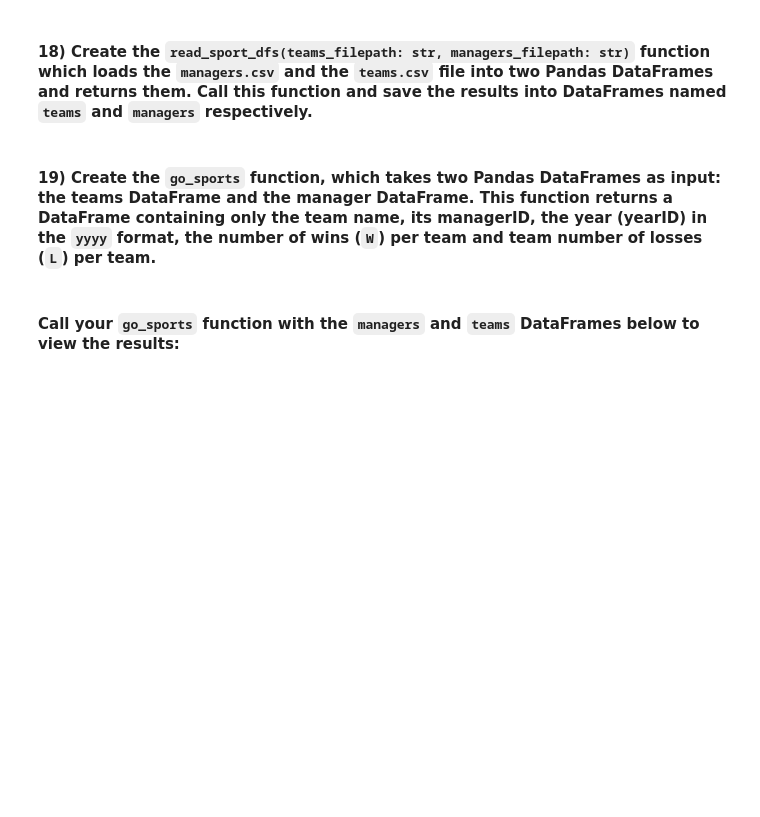
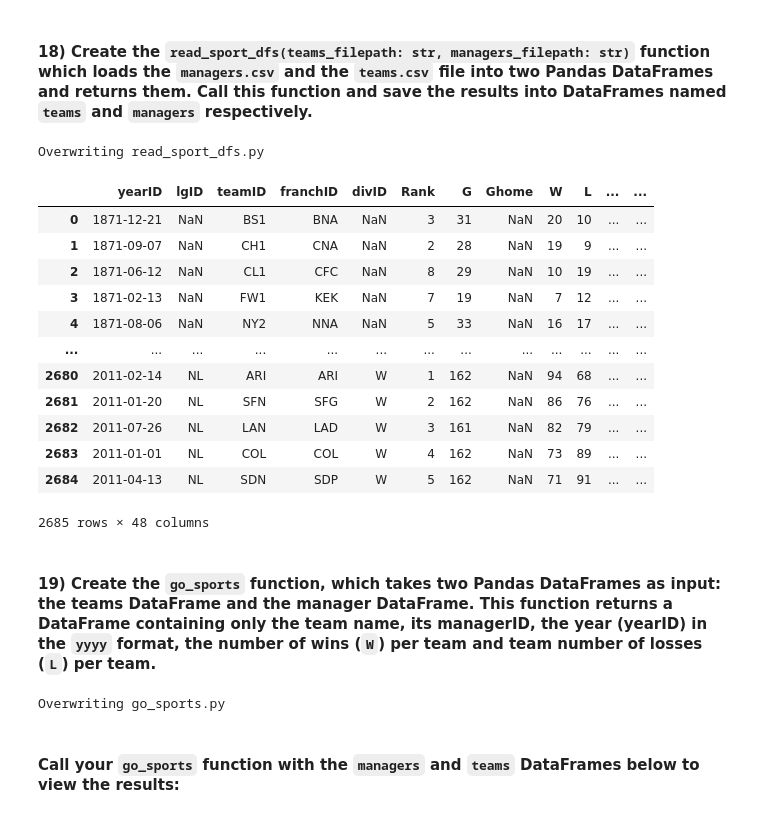
Before and after one commit to peppathecodingpig/programming-assignment-2, a Jupyter notebook: assignment_package/assignment.ipynb, the cells around one changed output. Drawn from its saved outputs; the diff is of its cells as text; code cells hidden in the pictures; blank space fills up the shorter version.

````diff
--- a/assignment_package/assignment.ipynb
+++ b/assignment_package/assignment.ipynb
@@ -559,13 +572,33 @@ import pandas as pd
 from typing import Tuple
 
 def read_sport_dfs(teams_filepath: str, managers_filepath: str) -> Tuple[pd.DataFrame]:
-    # Your code goes here
-    pass
+    teams = pd.read_csv(teams_filepath,encoding="latin1")
+    managers = pd.read_csv(managers_filepath,encoding="latin1")
+
+    return teams, managers
+# %% [output]
+Overwriting read_sport_dfs.py
 # %%
 # Use the loading function with the file paths. Replace '...' with the correct paths. They should reside in your current working directory.
 %run read_sport_dfs.py
 # Here the correct arguments should be added
-teams, managers = read_sport_dfs('...', '...')
+teams, managers = read_sport_dfs("Teams.csv","Managers.csv")
+
+teams
+# %% [output]
+|  | yearID | lgID | teamID | franchID | divID | Rank | G | Ghome | W | L | ... | ... |
+| 0 | 1871-12-21 | NaN | BS1 | BNA | NaN | 3 | 31 | NaN | 20 | 10 | ... | ... |
+| 1 | 1871-09-07 | NaN | CH1 | CNA | NaN | 2 | 28 | NaN | 19 | 9 | ... | ... |
+| 2 | 1871-06-12 | NaN | CL1 | CFC | NaN | 8 | 29 | NaN | 10 | 19 | ... | ... |
+| 3 | 1871-02-13 | NaN | FW1 | KEK | NaN | 7 | 19 | NaN | 7 | 12 | ... | ... |
+| 4 | 1871-08-06 | NaN | NY2 | NNA | NaN | 5 | 33 | NaN | 16 | 17 | ... | ... |
+| ... | ... | ... | ... | ... | ... | ... | ... | ... | ... | ... | ... | ... |
+| 2680 | 2011-02-14 | NL | ARI | ARI | W | 1 | 162 | NaN | 94 | 68 | ... | ... |
+| 2681 | 2011-01-20 | NL | SFN | SFG | W | 2 | 162 | NaN | 86 | 76 | ... | ... |
+| 2682 | 2011-07-26 | NL | LAN | LAD | W | 3 | 161 | NaN | 82 | 79 | ... | ... |
+| 2683 | 2011-01-01 | NL | COL | COL | W | 4 | 162 | NaN | 73 | 89 | ... | ... |
+| 2684 | 2011-04-13 | NL | SDN | SDP | W | 5 | 162 | NaN | 71 | 91 | ... | ... |
+2685 rows × 48 columns
 # %% [markdown]
 #### 19) Create the **`go_sports`** function, which takes two Pandas DataFrames as input: the teams DataFrame and the manager DataFrame. This function **returns a DataFrame containing only the team name, its managerID, the year (yearID) in the ```yyyy``` format, the number of wins (`W`) per team and team number of losses (`L`) per team.**
 # %%
@@ -574,8 +607,21 @@ import pandas as pd
 
 def go_sports(teams, managers) -> pd.DataFrame:
 
-    # Your code goes here
-    pass
+    managers['managerID'] = managers['managerID'].str.replace(' ', '', regex=False)
+
+    teams_columns = teams.loc[:,["teamID","name","W","L","yearID"]]
+
+
+    managers_columns = managers.loc[:,["teamID","managerID","yearID"]]
+
+
+
+    merged = pd.merge(teams_columns, managers_columns,on="teamID", how = "inner")
+
+
+    return merged
+# %% [output]
+Overwriting go_sports.py
 # %% [markdown]
 #### Call your `go_sports` function with the `managers` and `teams` DataFrames below to view the results:
 # %%
````
Also changed, not shown: parts of 7 cells of this notebook, 5 other files.
